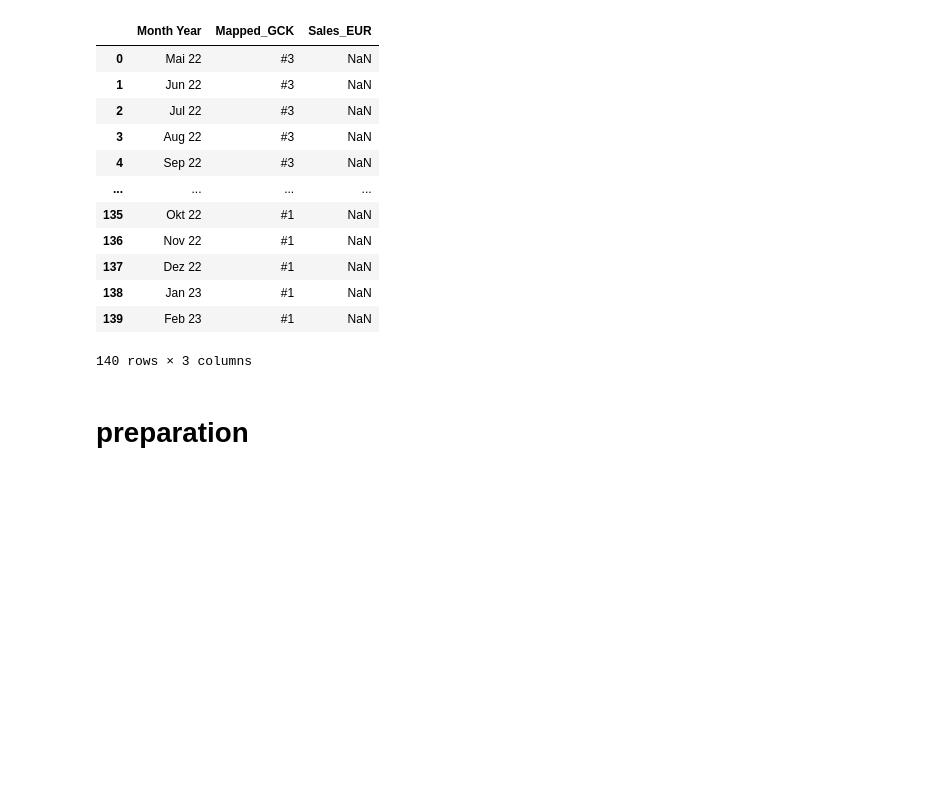
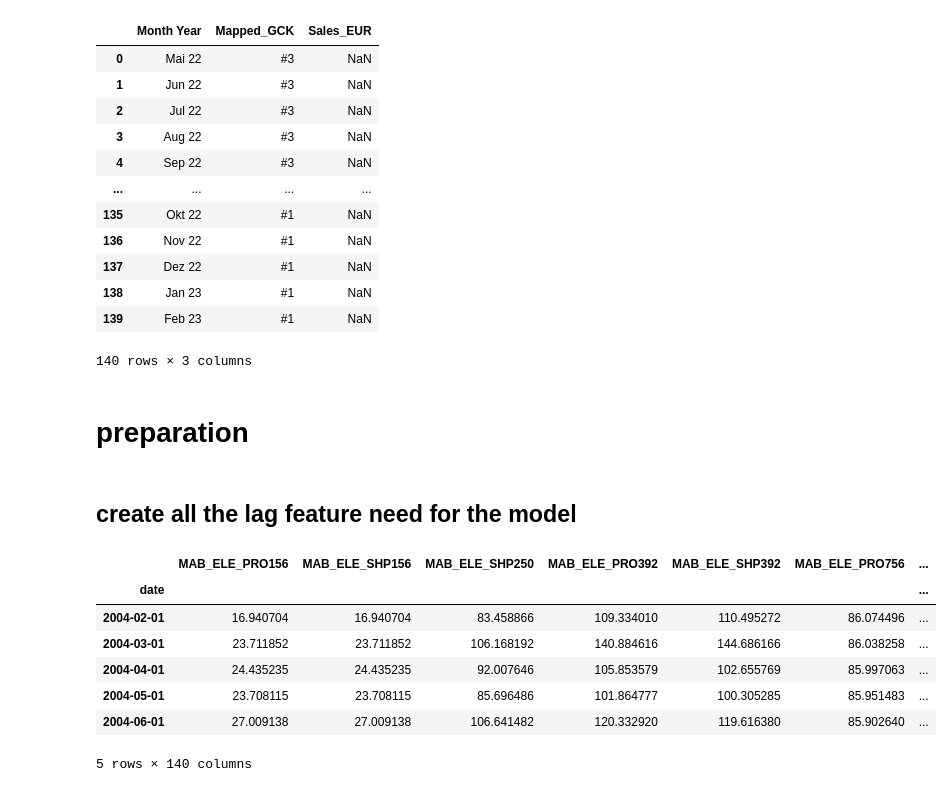
Before and after one commit to philippedut/BC_DA_Siemens, a Jupyter notebook: Notebooks/Models.ipynb, the cells around one changed output. Saved outputs shown, nothing was run; the diff lists cells and outputs as text; code cells hidden in the pictures; blank space fills up the shorter version.

Commit message:
automatise the process for the modeling part

```diff
--- a/Notebooks/Models.ipynb
+++ b/Notebooks/Models.ipynb
@@ -108,3 +132,17 @@ month_map = {
 test_set['Month Year'] = test_set['Month Year'].apply(parse_month_year)
 # %% [markdown]
 # preparation
+# %% [markdown]
+## create all the lag feature need for the model
+# %%
+df_market = create_lag_features(df_market, 6)
+df_market.head()
+# %% [output]
+|  | MAB_ELE_PRO156 | MAB_ELE_SHP156 | MAB_ELE_SHP250 | MAB_ELE_PRO392 | MAB_ELE_SHP392 | MAB_ELE_PRO756 | ... |
+| date |  |  |  |  |  |  | ... |
+| 2004-02-01 | 16.940704 | 16.940704 | 83.458866 | 109.334010 | 110.495272 | 86.074496 | ... |
+| 2004-03-01 | 23.711852 | 23.711852 | 106.168192 | 140.884616 | 144.686166 | 86.038258 | ... |
+| 2004-04-01 | 24.435235 | 24.435235 | 92.007646 | 105.853579 | 102.655769 | 85.997063 | ... |
+| 2004-05-01 | 23.708115 | 23.708115 | 85.696486 | 101.864777 | 100.305285 | 85.951483 | ... |
+| 2004-06-01 | 27.009138 | 27.009138 | 106.641482 | 120.332920 | 119.616380 | 85.902640 | ... |
+5 rows × 140 columns
```
Also changed, not shown: parts of 8 cells of this notebook, 17 other files.
